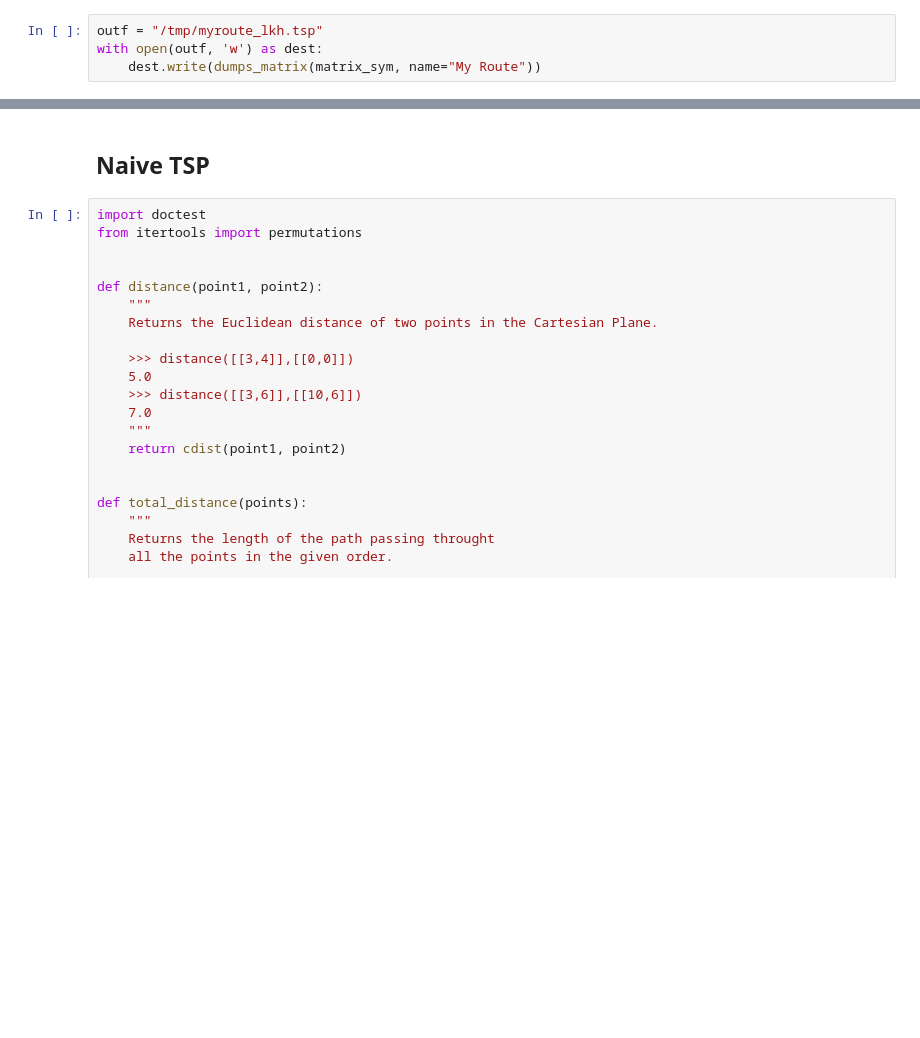
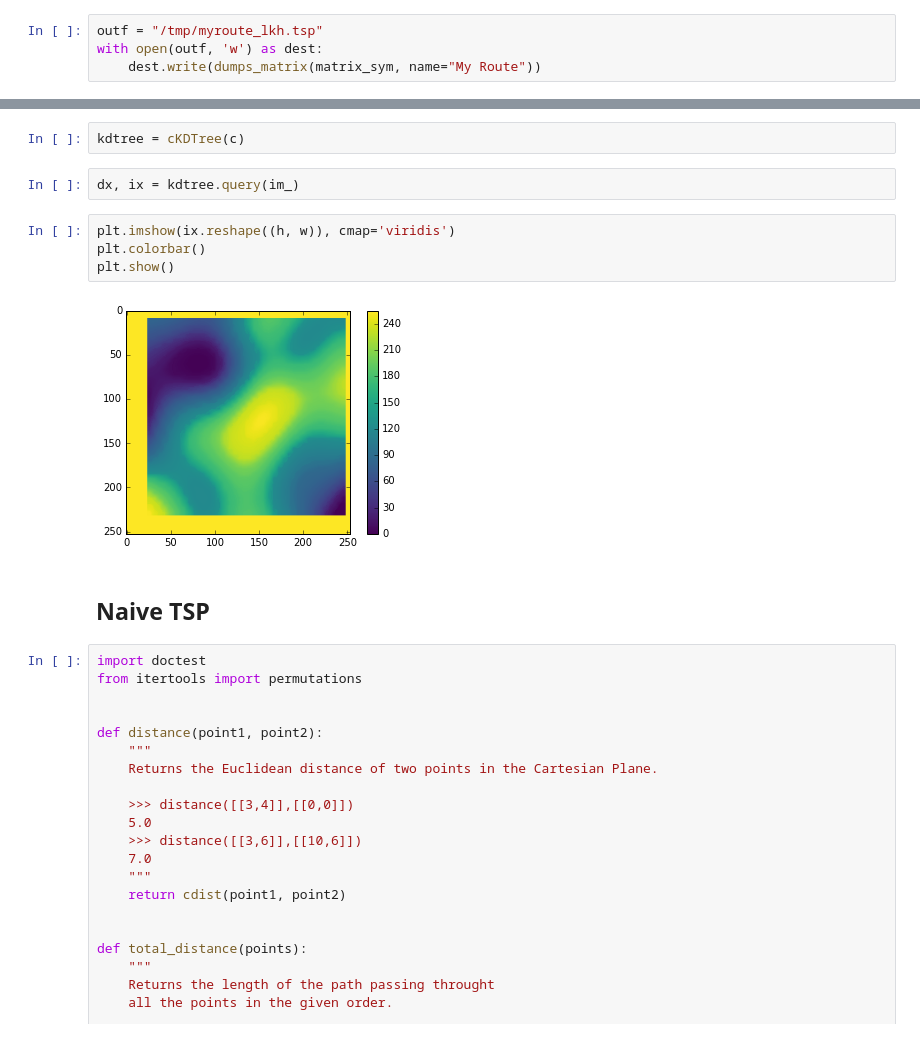
Before and after one commit to kwinkunks/notebooks, a Jupyter notebook: Guessing_colourmaps_APP.ipynb, the cells around one changed output, grey strips where cells are left out. Saved outputs shown, nothing was run; the diff lists cells and outputs as text; blank space fills up the shorter version.

```diff
--- a/Guessing_colourmaps_APP.ipynb
+++ b/Guessing_colourmaps_APP.ipynb
@@ -421,3 +471,13 @@ plt.show()
+# %%
+kdtree = cKDTree(c)
+# %%
+dx, ix = kdtree.query(im_)
+# %%
+plt.imshow(ix.reshape((h, w)), cmap='viridis')
+plt.colorbar()
+plt.show()
+# %% [output]
+[figure, added]
 # %% [markdown]
 ## Naive TSP
 # %%
```
Also changed, not shown: parts of 30 cells of this notebook, 2 other files.
